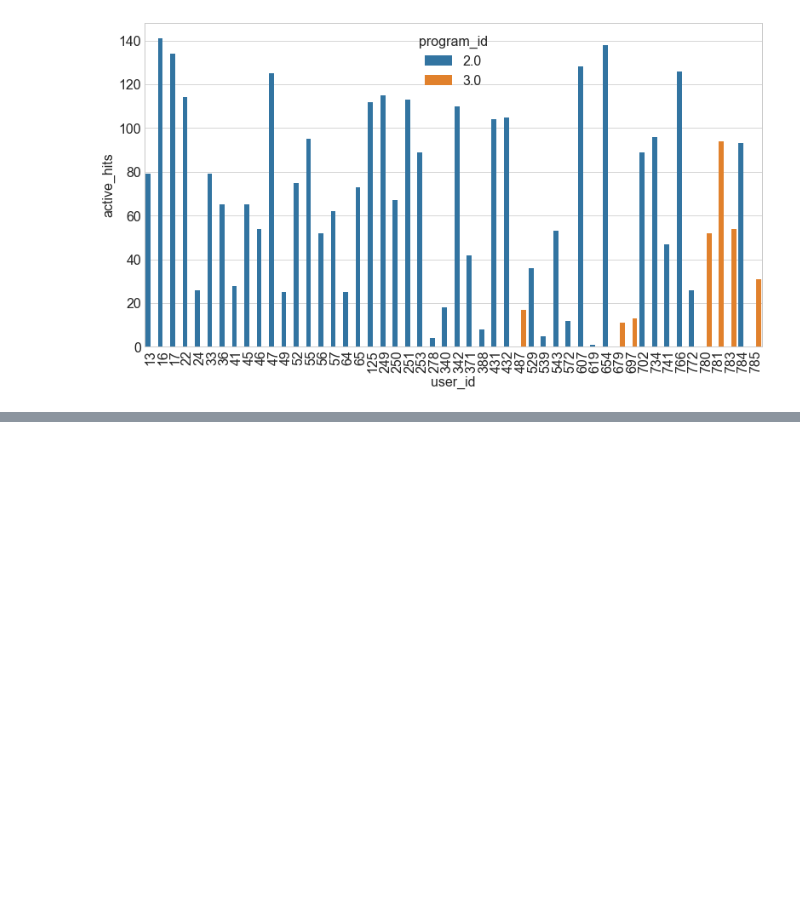
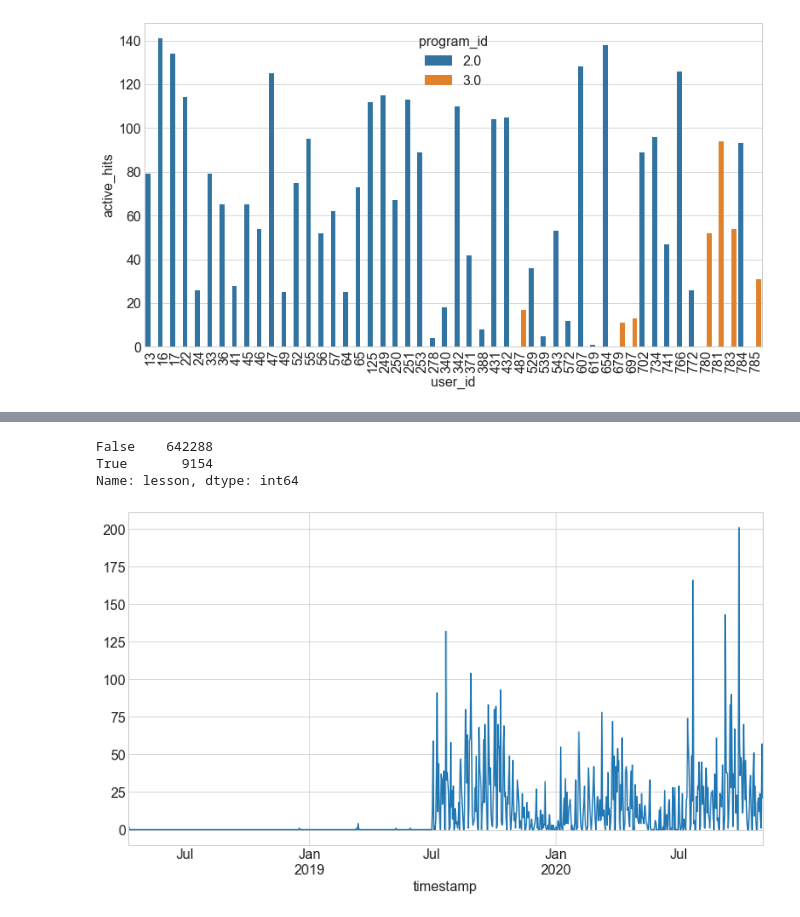
Before and after one commit to Yongliang-Shi/Anomaly-Detection-in-the-Curriculum-Access-Log, a Jupyter notebook: explore_log.ipynb, the cells around one changed output, grey strips where cells are left out. Cells and saved outputs as stored; diff of their text form; code cells hidden in the pictures; blank space fills up the shorter version.

```diff
--- a/explore_log.ipynb
+++ b/explore_log.ipynb
@@ -339,0 +538,18 @@ plt.show()
+# %%
+# The key words in wd curriculum I am looking for in the data science access
+# 'fundamental', 'regression', 'python', 'stats', 'class'
+
+mask_wd_cross = log_wd.lesson.str.contains('fundamental|regression|python|stats|classification')
+mask_wd_cross.value_counts(dropna=False)
+# %% [output]
+False    642288
+True       9154
+Name: lesson, dtype: int64
+# %%
+# Reample cross count by Day and plot over time
+
+log_wd_cross = log_wd[mask_wd_cross]
+log_wd_cross.resample('D').lesson.count().plot()
+plt.show()
+# %% [output]
+[figure, added]
```
Also changed, not shown: parts of 26 cells of this notebook.
